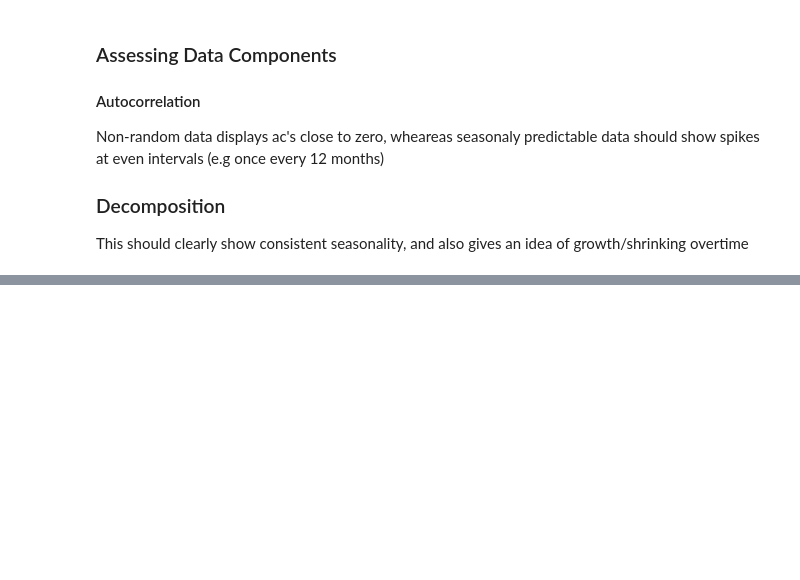
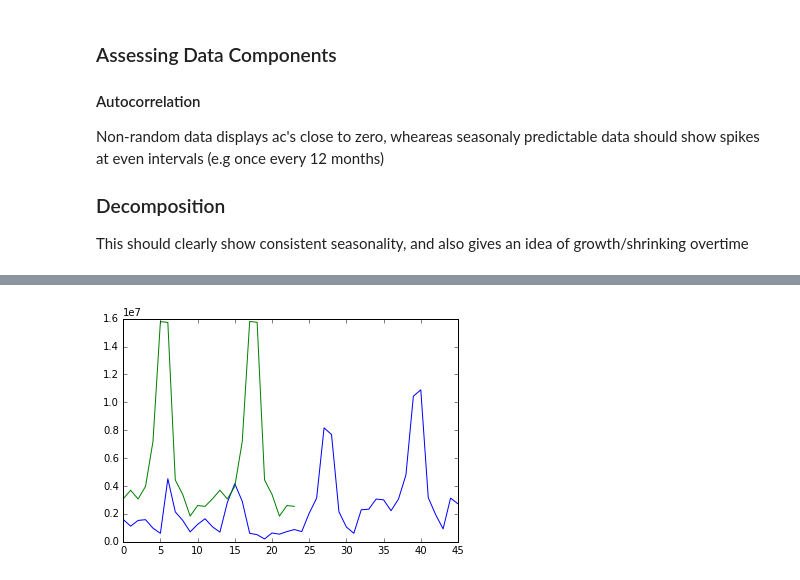
Before and after one commit to fothergilld/corvidae, a Jupyter notebook: forecast.ipynb, the cells around one changed output, grey strips where cells are left out. Saved outputs shown, nothing was run; the diff lists cells and outputs as text; code cells hidden in the pictures; blank space fills up the shorter version.

```diff
--- a/forecast.ipynb
+++ b/forecast.ipynb
@@ -101,3 +105,10 @@ Mean Absolute Percentage Error: 13.8677406847
+# %%
+fig = plt.figure()
+plt.plot(rev_fcast[6])
+plt.plot(rev_fcast[1])
+plt.show()
+# %% [output]
+[figure, added]
 # %%
 '''Extract forecast data and tidy into single data frame'''
 
```
Also changed, not shown: parts of 10 cells of this notebook, 2 other files.
